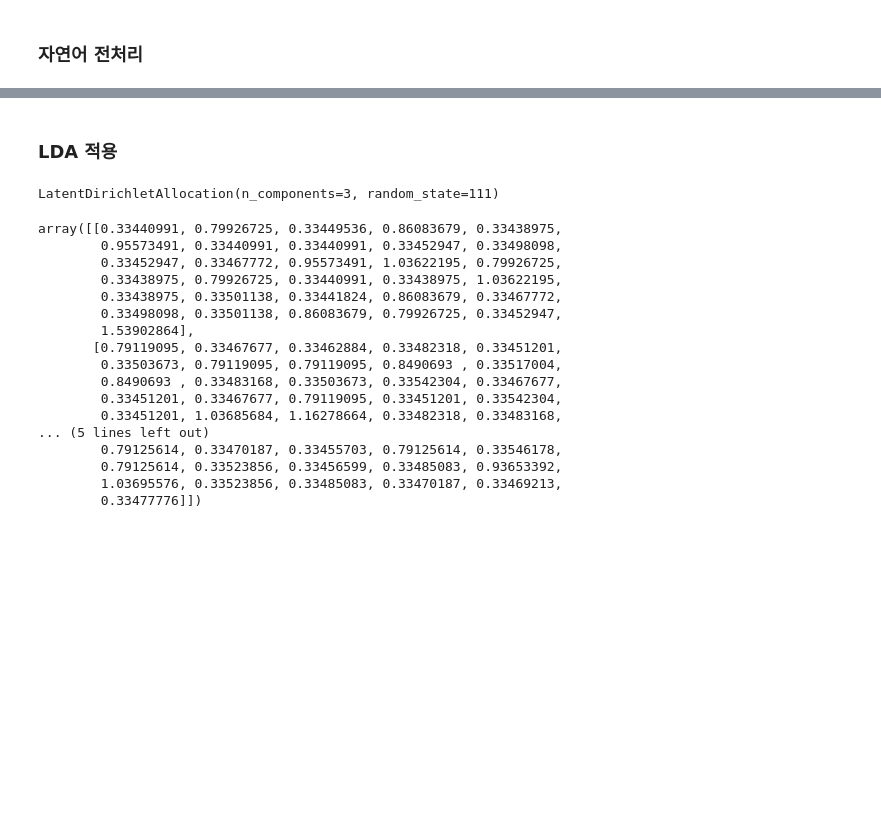
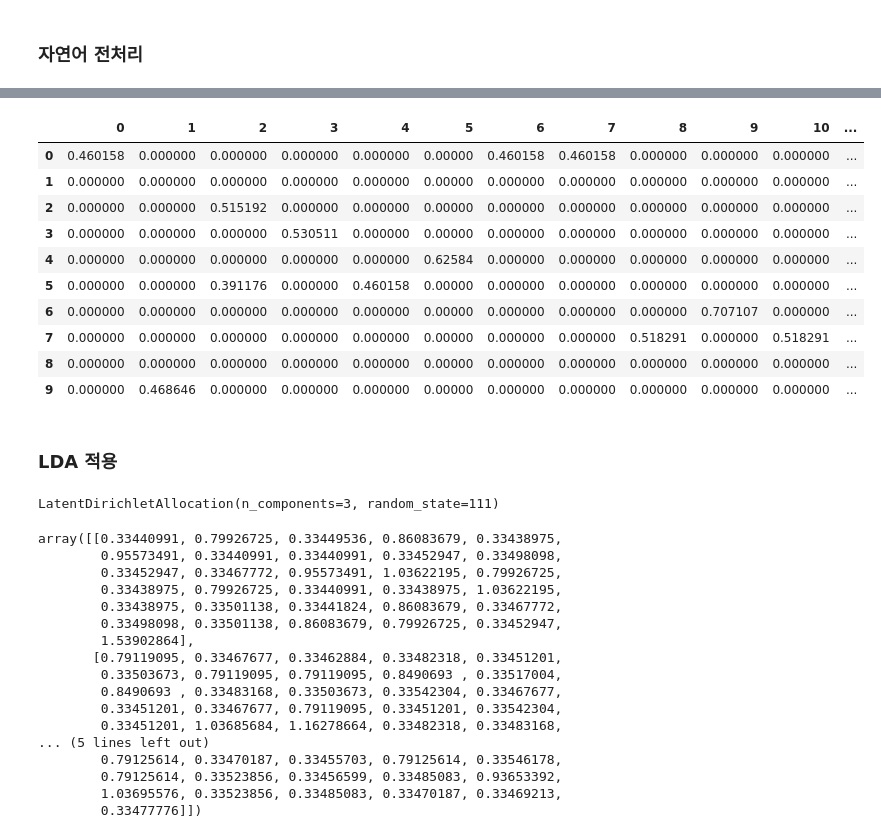
Before and after one commit to yojulab/study_data_analytics, a Jupyter notebook: codes/NLP/LDA_sklearn.ipynb, the cells around one changed output, grey strips where cells are left out. Drawn from its saved outputs; the diff is of its cells as text; code cells hidden in the pictures; blank space fills up the shorter version.

```diff
--- a/codes/NLP/LDA_sklearn.ipynb
+++ b/codes/NLP/LDA_sklearn.ipynb
@@ -64,3 +91,19 @@ array([[0.46015789, 0.        , 0.        , 0.        , 0.        ,
+# %%
+import pandas as pd
+pd.DataFrame(data=features.toarray())[:10]
+#d.DataFrame(data=features)[:10]
+# %% [output]
+|  | 0 | 1 | 2 | 3 | 4 | 5 | 6 | 7 | 8 | 9 | 10 | ... |
+| 0 | 0.460158 | 0.000000 | 0.000000 | 0.000000 | 0.000000 | 0.00000 | 0.460158 | 0.460158 | 0.000000 | 0.000000 | 0.000000 | ... |
+| 1 | 0.000000 | 0.000000 | 0.000000 | 0.000000 | 0.000000 | 0.00000 | 0.000000 | 0.000000 | 0.000000 | 0.000000 | 0.000000 | ... |
+| 2 | 0.000000 | 0.000000 | 0.515192 | 0.000000 | 0.000000 | 0.00000 | 0.000000 | 0.000000 | 0.000000 | 0.000000 | 0.000000 | ... |
+| 3 | 0.000000 | 0.000000 | 0.000000 | 0.530511 | 0.000000 | 0.00000 | 0.000000 | 0.000000 | 0.000000 | 0.000000 | 0.000000 | ... |
+| 4 | 0.000000 | 0.000000 | 0.000000 | 0.000000 | 0.000000 | 0.62584 | 0.000000 | 0.000000 | 0.000000 | 0.000000 | 0.000000 | ... |
+| 5 | 0.000000 | 0.000000 | 0.391176 | 0.000000 | 0.460158 | 0.00000 | 0.000000 | 0.000000 | 0.000000 | 0.000000 | 0.000000 | ... |
+| 6 | 0.000000 | 0.000000 | 0.000000 | 0.000000 | 0.000000 | 0.00000 | 0.000000 | 0.000000 | 0.000000 | 0.707107 | 0.000000 | ... |
+| 7 | 0.000000 | 0.000000 | 0.000000 | 0.000000 | 0.000000 | 0.00000 | 0.000000 | 0.000000 | 0.518291 | 0.000000 | 0.518291 | ... |
+| 8 | 0.000000 | 0.000000 | 0.000000 | 0.000000 | 0.000000 | 0.00000 | 0.000000 | 0.000000 | 0.000000 | 0.000000 | 0.000000 | ... |
+| 9 | 0.000000 | 0.468646 | 0.000000 | 0.000000 | 0.000000 | 0.00000 | 0.000000 | 0.000000 | 0.000000 | 0.000000 | 0.000000 | ... |
 # %% [markdown]
 ### LDA 적용
 # %%
```
Also changed, not shown: parts of 8 cells of this notebook, 2 other files.
